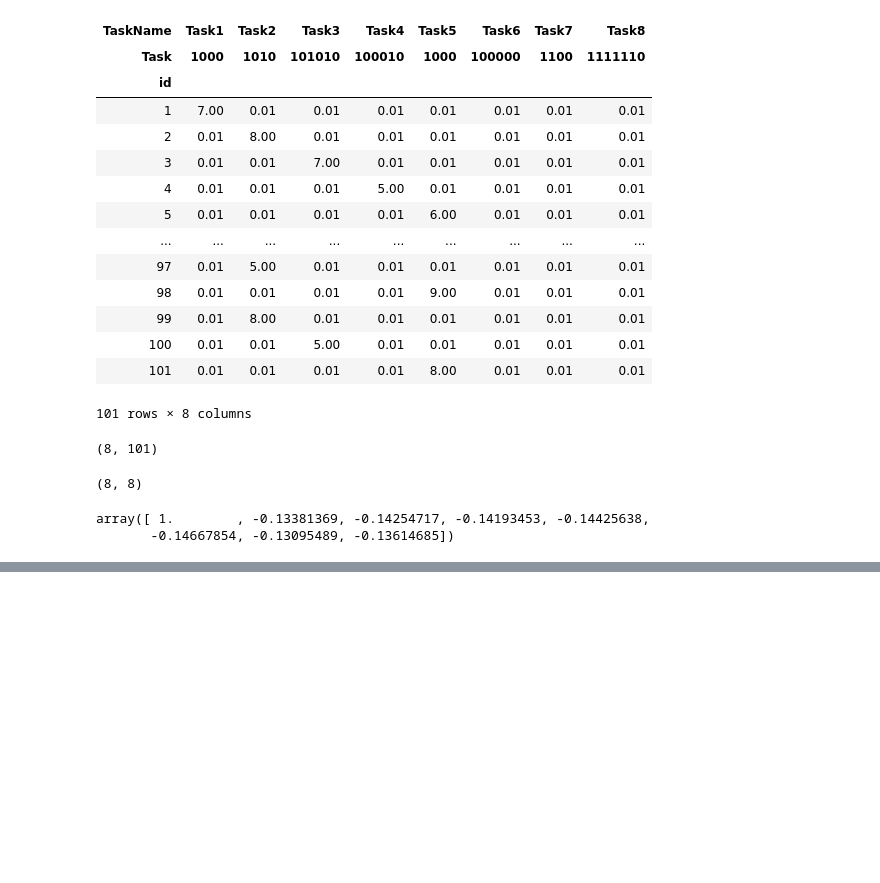
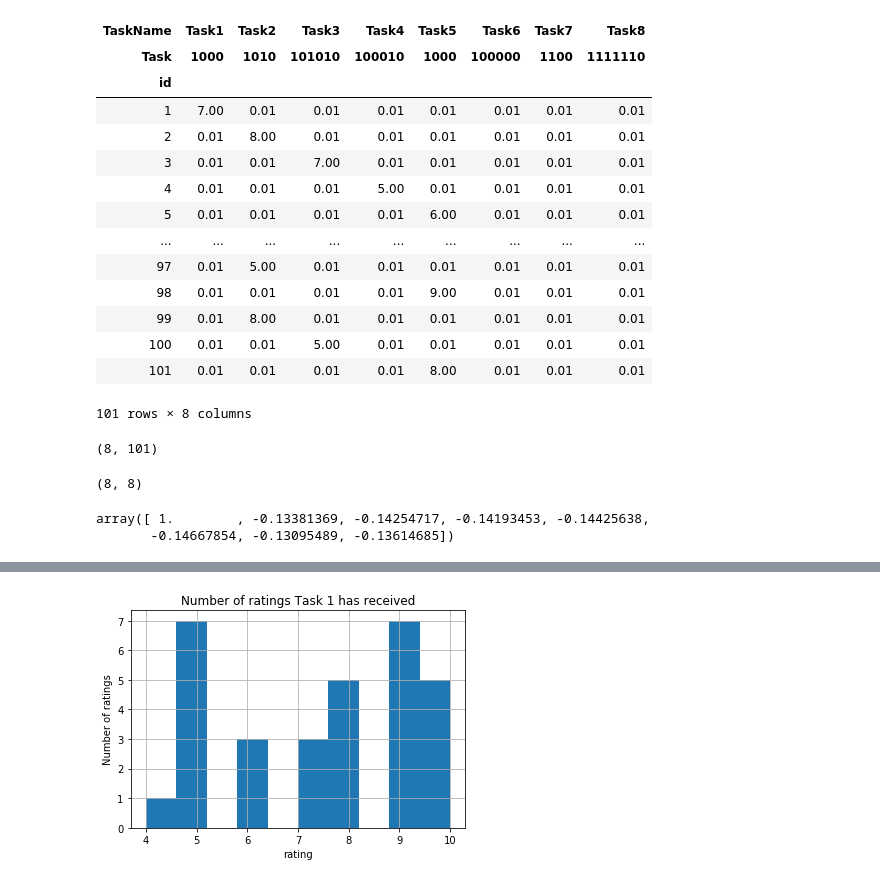
Before and after one commit to Gabbu98/FYPWAAR, a Jupyter notebook: Dev/PythonDev/recommenderSystem.ipynb, the cells around one changed output, grey strips where cells are left out. Drawn from its saved outputs; the diff is of its cells as text; code cells hidden in the pictures; blank space fills up the shorter version.

```diff
--- a/Dev/PythonDev/recommenderSystem.ipynb
+++ b/Dev/PythonDev/recommenderSystem.ipynb
@@ -100,0 +273,11 @@ with open('DataRecommenderSystem/recommenderSystemDelivery.csv', 'w', newline=''
+# %%
+import matplotlib.pyplot as plt
+%matplotlib inline
+combined_task_data.loc[combined_task_data['TaskId'] == 1]['rating'].hist()
+#fig = plt.figure()
+plt.xlabel('rating')
+plt.ylabel('Number of ratings')
+plt.title('Number of ratings Task 1 has received')
+plt.show();
+# %% [output]
+[figure, added]
```
Also changed, not shown: parts of 8 cells of this notebook, 3 other files.
